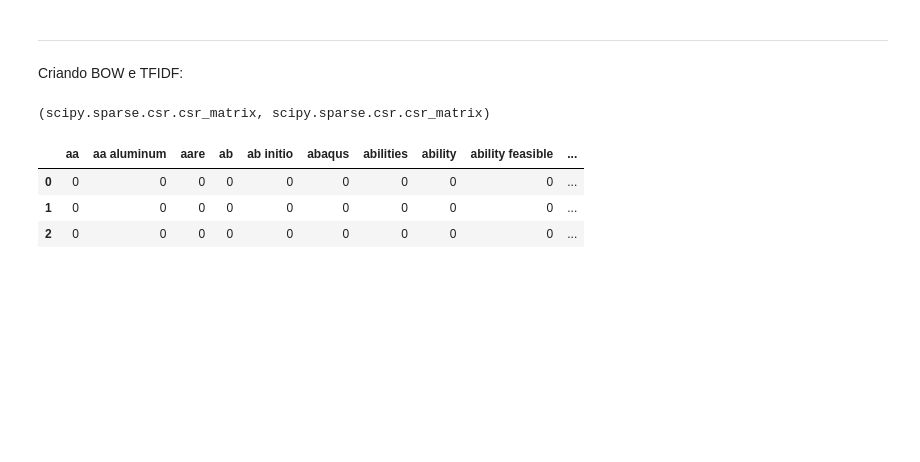
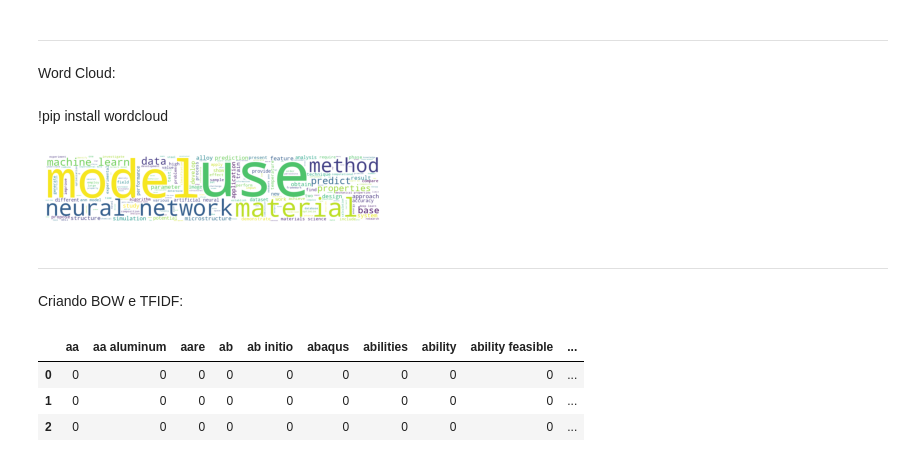
Before and after one commit to Vieirbat/Summarticles, a Jupyter notebook: notebooks/TextMining.ipynb, the cells around one changed output. Drawn from its saved outputs; the diff is of its cells as text; code cells hidden in the pictures; blank space fills up the shorter version.

```diff
--- a/notebooks/TextMining.ipynb
+++ b/notebooks/TextMining.ipynb
@@ -468,2 +472,6 @@ dict_dfs['df_doc_info'].head(3).T
 # %% [markdown]
 --------------------------------
+# %% [markdown]
+Word Cloud:
+# %% [markdown]
+!pip install wordcloud
@@ -470,3 +483,20 @@ dict_dfs['df_doc_info'].head(3).T
+# %%
+def word_cloud(documents, width=1000, height=200, collocations=True, background_color='white'):
+    """Create and plot a wordcloud from documents list."""
+    objWC = WordCloud(collocations=collocations, background_color=background_color, width=width, height=height)
+    text = ' '.join([ ' ' if pd.isna(t) else t for t in documents])
+    objWC = objWC.generate_from_text(text)
+    plt.imshow(objWC)
+    plt.axis("off")
+    plt.show()
+# %%
+documents = dict_dfs['df_doc_info']['abstract_prep'].fillna(' ').tolist()
+# %%
+word_cloud(documents, width=1000, height=200, collocations=True, background_color='white')
+# %% [output]
+[figure, added]
+# %% [markdown]
+--------------------------------
 # %% [markdown]
 Criando BOW e TFIDF:
 # %%
@@ -510,10 +551,0 @@ obj_tfidf = TfidfVectorizer(encoding="utf-8",
-# %%
-obj_bow = obj_bow.fit(raw_documents=documents)
-bow_matrix = obj_bow.transform(documents)
-
-obj_tfidf = obj_tfidf.fit(raw_documents=documents)
-tfidf_matrix = obj_tfidf.transform(documents)
-
-type(bow_matrix), type(tfidf_matrix)
-# %% [output]
-(scipy.sparse.csr.csr_matrix, scipy.sparse.csr.csr_matrix)
```
Also changed, not shown: parts of 34 cells of this notebook, 2 other files.
